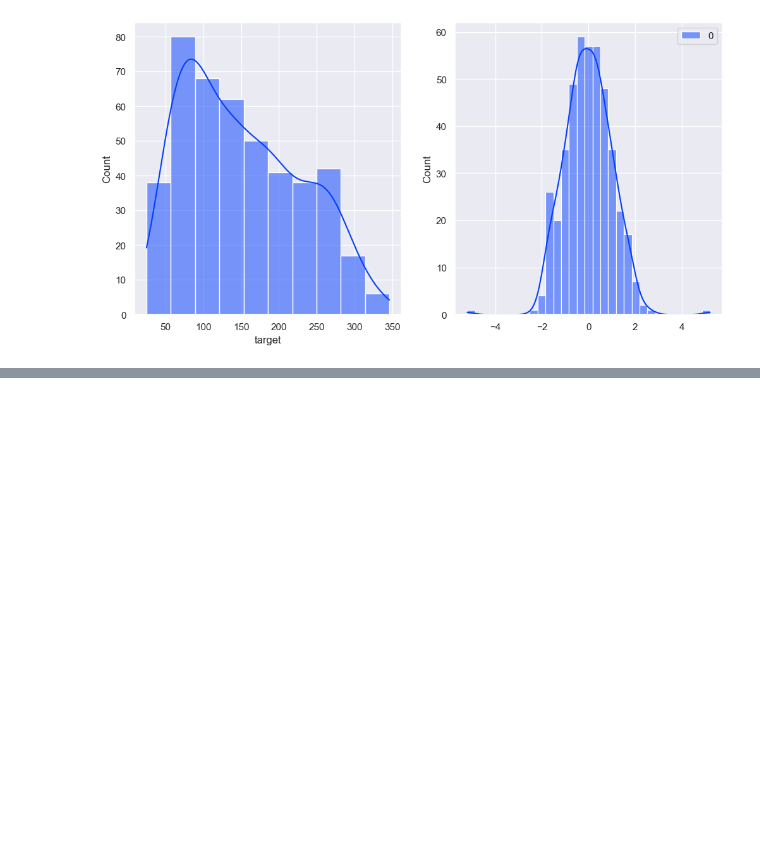
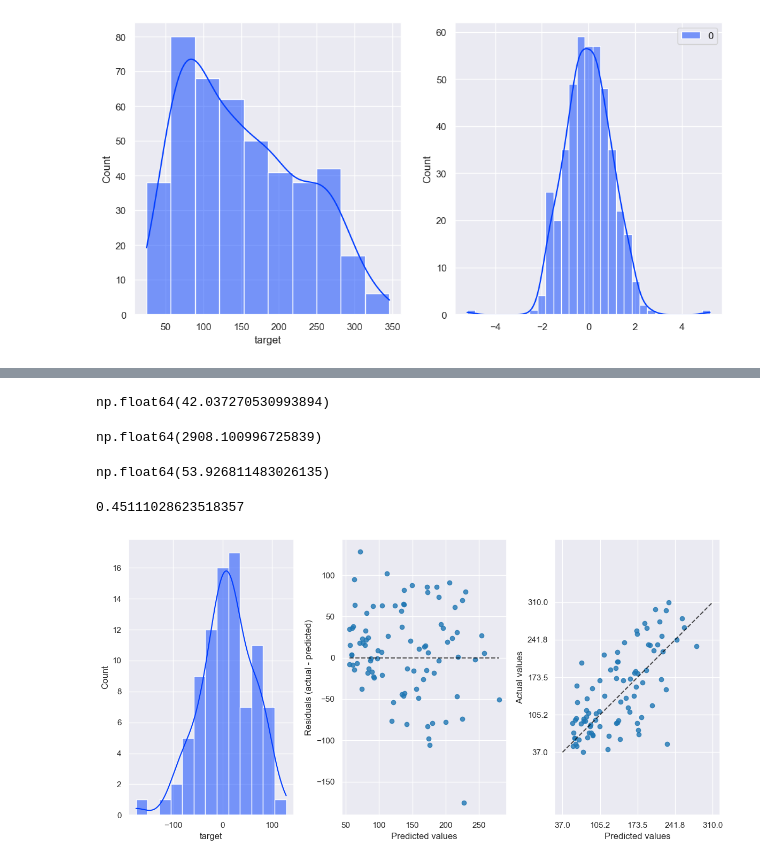
Before and after one commit to pedrocaovila/LR-Diabetes_Case, a Jupyter notebook: notebooks/07-pc-target_transformer.ipynb, the cells around one changed output, grey strips where cells are left out. Saved outputs shown, nothing was run; the diff lists cells and outputs as text; code cells hidden in the pictures; blank space fills up the shorter version.

```diff
--- a/notebooks/07-pc-target_transformer.ipynb
+++ b/notebooks/07-pc-target_transformer.ipynb
@@ -277,0 +302,4 @@ plt.show()
+# %%
+y_pred = regressor.predict(X_test)
+
+y_pred
@@ -277,0 +324,20 @@ plt.show()
+# %%
+mean_absolute_error(y_test, y_pred)
+# %% [output]
+np.float64(42.037270530993894)
+# %%
+mean_squared_error(y_test, y_pred)
+# %% [output]
+np.float64(2908.100996725839)
+# %%
+root_mean_squared_error(y_test, y_pred)
+# %% [output]
+np.float64(53.926811483026135)
+# %%
+r2_score(y_test, y_pred)
+# %% [output]
+0.45111028623518357
+# %%
+plot_residuos(y_test, y_pred)
+# %% [output]
+[figure, added]
```
Also changed, not shown: parts of 5 cells of this notebook, 2 other files.
